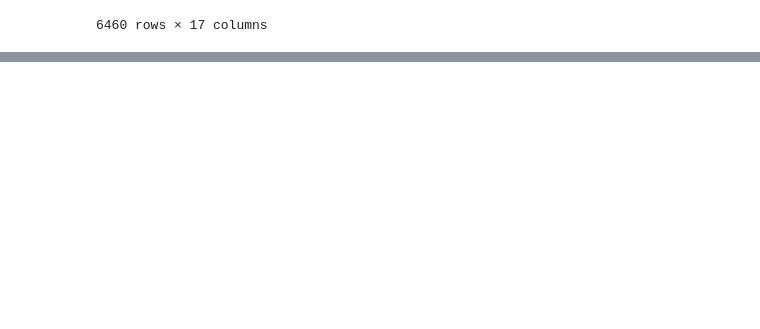
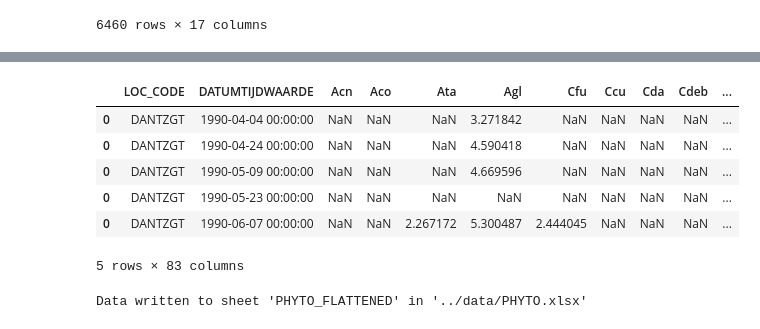
Before and after one commit to JinseiSteven/Phytoplankton-Prediction-Project, a Jupyter notebook: scripts/data_analysis_phyto.ipynb, the cells around one changed output, grey strips where cells are left out. Cells and saved outputs as stored; diff of their text form; code cells hidden in the pictures; blank space fills up the shorter version.

Commit message:
flattened phyto data

```diff
--- a/scripts/data_analysis_phyto.ipynb
+++ b/scripts/data_analysis_phyto.ipynb
@@ -228,0 +250,18 @@ display(dantz)
+# %%
+def from_df_to_row_df(df: pd.DataFrame, location, time, col_list: list = ["LOC_CODE", "DATUMTIJDWAARDE", 'SPEC', "LcL"]) -> pd.DataFrame:
+    """
+    Transforms a batch of rows to a single row. Both as pd.DataFrame type.
+    """
+    row_df = df
+    row_df = row_df[col_list]
+
+    measurements = list(zip(row_df["SPEC"], row_df["LcL"]))
+    measurements_dict = dict([t[:2] for t in measurements])
+    loc, date = location, time
+
+    row = pd.Series(measurements_dict)
+    row["LOC_CODE"], row["DATUMTIJDWAARDE"] = loc, date
+
+    final_df = row.to_frame().T
+
+    return final_df
@@ -228,0 +288,35 @@ display(dantz)
+# %%
+# Group the DataFrame by 'LOC_CODE' and 'DATUMTIJDWAARDE'
+column_list = ["LOC_CODE", "DATUMTIJDWAARDE"] + list(spec)
+finished_df = pd.DataFrame(columns=column_list)
+
+grouped = biotic_df.groupby(['LOC_CODE', 'DATUMTIJDWAARDE'])
+
+# Iterate over the groups
+for (location, time), group_df in grouped:
+    # 'location' and 'time' are the current group keys
+    # 'group_df' is the DataFrame for the current group
+    # Process the group_df as needed
+    # print(group_df)
+    group = from_df_to_row_df(group_df, location, time)
+    finished_df = pd.concat([finished_df, group], axis=0, join='outer')
+
+finished_df.head()
+# %% [output]
+|  | LOC_CODE | DATUMTIJDWAARDE | Acn | Aco | Ata | Agl | Cfu | Ccu | Cda | Cdeb | ... |
+| 0 | DANTZGT | 1990-04-04 00:00:00 | NaN | NaN | NaN | 3.271842 | NaN | NaN | NaN | NaN | ... |
+| 0 | DANTZGT | 1990-04-24 00:00:00 | NaN | NaN | NaN | 4.590418 | NaN | NaN | NaN | NaN | ... |
+| 0 | DANTZGT | 1990-05-09 00:00:00 | NaN | NaN | NaN | 4.669596 | NaN | NaN | NaN | NaN | ... |
+| 0 | DANTZGT | 1990-05-23 00:00:00 | NaN | NaN | NaN | NaN | NaN | NaN | NaN | NaN | ... |
+| 0 | DANTZGT | 1990-06-07 00:00:00 | NaN | NaN | 2.267172 | 5.300487 | 2.444045 | NaN | NaN | NaN | ... |
+5 rows × 83 columns
+# %%
+filename = '../data/PHYTO.xlsx'
+sheetname = 'PHYTO_FLATTENED'
+
+with pd.ExcelWriter(filename, mode='a') as writer:
+    finished_df.to_excel(writer, sheet_name=sheetname, index=False)
+
+print(f"Data written to sheet '{sheetname}' in '{filename}'")
+# %% [output]
+Data written to sheet 'PHYTO_FLATTENED' in '../data/PHYTO.xlsx'
```
Also changed, not shown: parts of 4 cells of this notebook, 2 other files.
